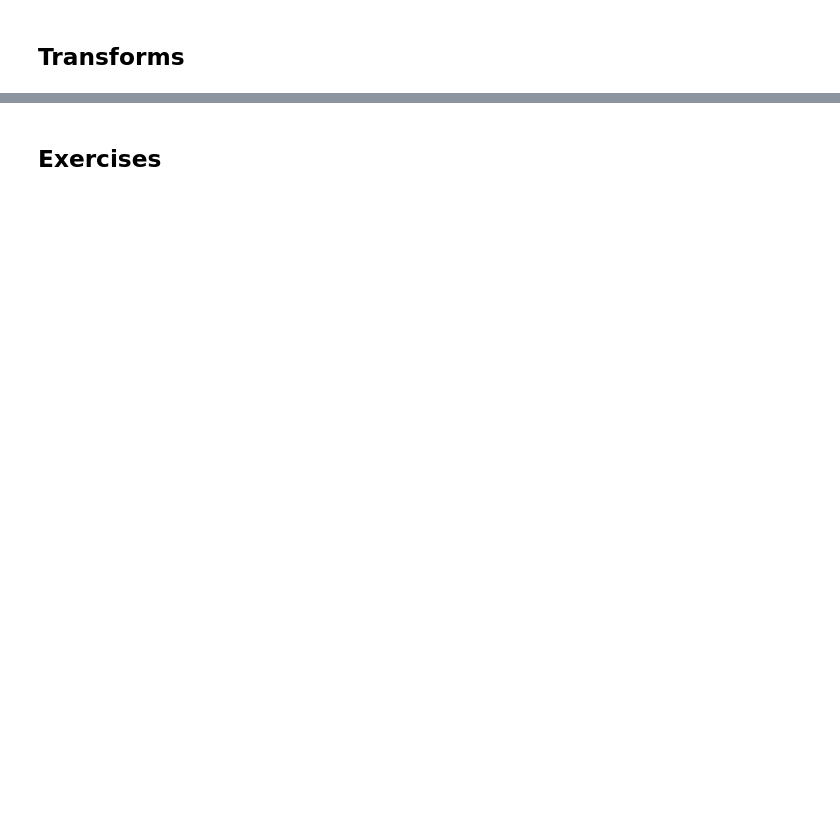
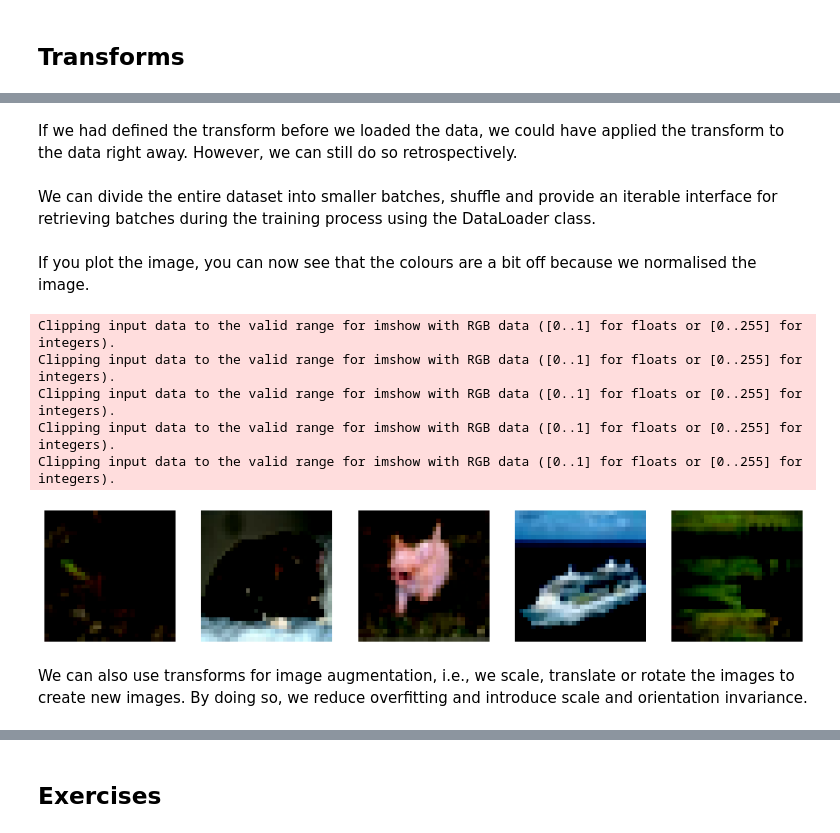
Before and after one commit to ImperialCollegeLondon/RCDS-Deep-Learning-CNN, a Jupyter notebook: NOTEBOOKS/1.1 PyTorch for computer vision.ipynb, the cells around one changed output, grey strips where cells are left out. Cells and saved outputs as stored; diff of their text form; code cells hidden in the pictures; blank space fills up the shorter version.

```diff
--- a/NOTEBOOKS/1.1 PyTorch for computer vision.ipynb
+++ b/NOTEBOOKS/1.1 PyTorch for computer vision.ipynb
@@ -34,0 +139,51 @@ for i in range(5):
+# %%
+# MNIST is black and white. So, we only need one color channel. Other data sets have three
+means = np.array([0.5])
+stds = np.array([0.5])
+
+# Define the data transform including normalization
+transform_mnist_0 = transforms.Compose([
+    transforms.ToTensor(),  # convert to PyTorch tensor
+    transforms.Normalize(mean=means, std=stds)  # normalize images
+])
+
+# In contrast, CIFAR10 provides pictures with three channels (RGB).
+
+means10 = np.array([0.5,0.5,0.5])
+stds10 = np.array([0.5,0.5,0.5])
+
+# Define the data transform including normalization
+transform_cifar10_0 = transforms.Compose([
+    transforms.ToTensor(),  # Converts the image to a PyTorch tensor
+    transforms.Normalize((means10), (stds10)),  # Normalize to a range of -1 to 1 for three channels
+])
+# %% [markdown]
+If we had defined the transform before we loaded the data, we could have applied the transform to the data right away. However, we can still do so retrospectively.
+# %%
+# Apply the transform to the dataset
+trainset_cifar10_0.transform = transform_cifar10_0
+# %% [markdown]
+We can divide the entire dataset into smaller batches, shuffle and provide an iterable interface for retrieving batches during the training process using the DataLoader class.
+# %%
+train_loader_cifar10 = DataLoader(trainset_cifar10_0, batch_size=32, shuffle=True)
+# %% [markdown]
+If you plot the image, you can now see that the colours are a bit off because we normalised the image.
+# %%
+# Get the first batch from the data loader
+dataiter = iter(train_loader_cifar10)
+images, labels = dataiter.next()
+
+fig, axes = plt.subplots(1, 5, figsize=(15, 3))
+for i in range(5):
+    img = images[i].permute(1, 2, 0)
+    axes[i].imshow(img)
+    axes[i].axis('off')
+# %% [output]
+Clipping input data to the valid range for imshow with RGB data ([0..1] for floats or [0..255] for integers).
+Clipping input data to the valid range for imshow with RGB data ([0..1] for floats or [0..255] for integers).
+Clipping input data to the valid range for imshow with RGB data ([0..1] for floats or [0..255] for integers).
+Clipping input data to the valid range for imshow with RGB data ([0..1] for floats or [0..255] for integers).
+Clipping input data to the valid range for imshow with RGB data ([0..1] for floats or [0..255] for integers).
+[figure, added]
+# %% [markdown]
+We can also use transforms for image augmentation, i.e., we scale, translate or rotate the images to create new images. By doing so, we reduce overfitting and introduce scale and orientation invariance.
```
Also changed, not shown: parts of 37 cells of this notebook, 11 other files.
